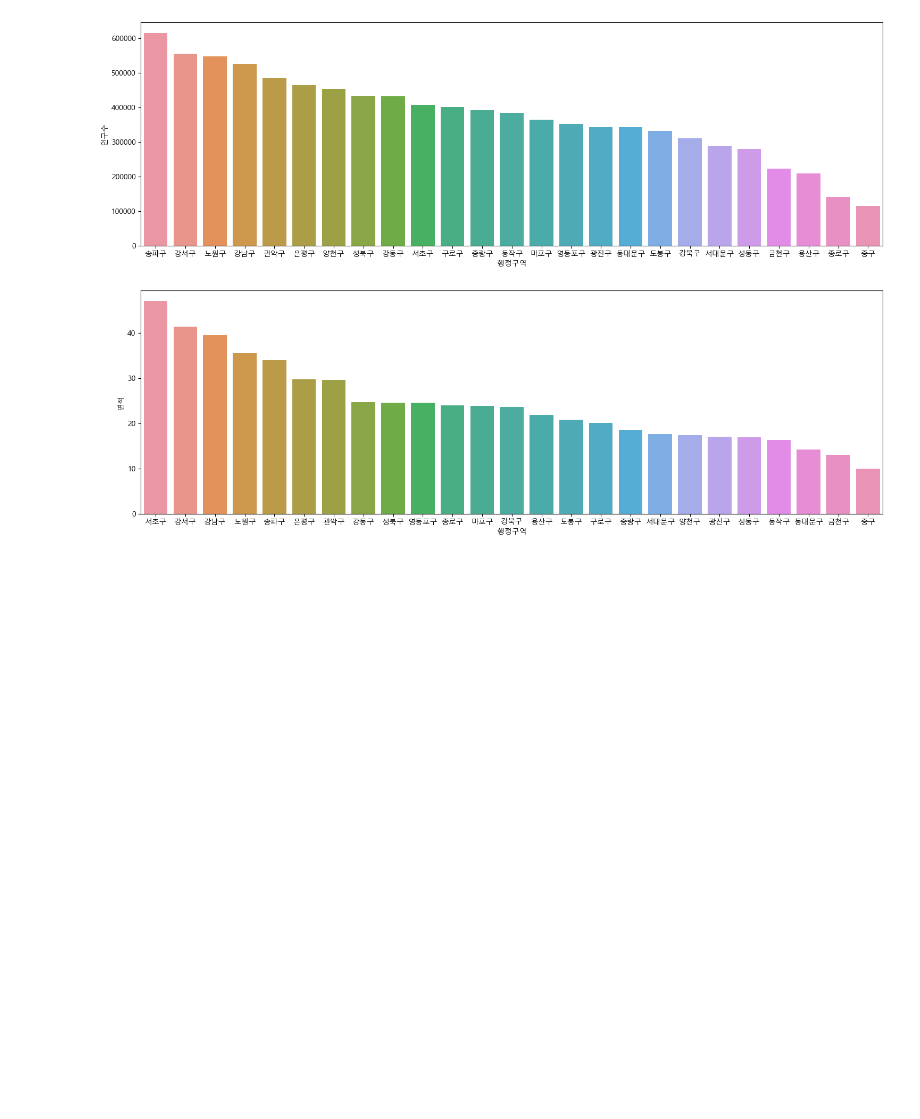
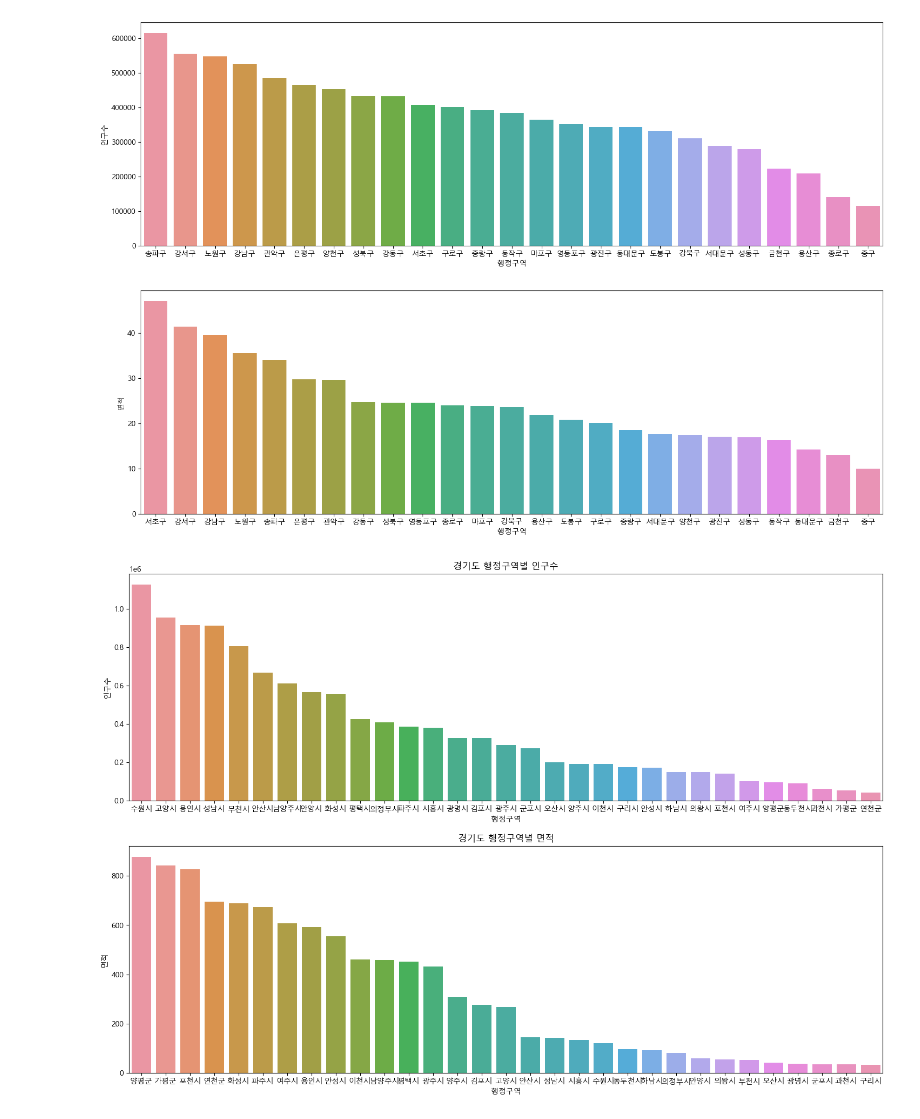
Before and after one commit to mysoyul/Python_Webscraping, a Jupyter notebook: 04행정구역정보분석.ipynb, the cells around one changed output. Saved outputs shown, nothing was run; the diff lists cells and outputs as text; code cells hidden in the pictures; blank space fills up the shorter version.

```diff
--- a/04행정구역정보분석.ipynb
+++ b/04행정구역정보분석.ipynb
@@ -674,3 +674,7 @@ def show_pop_area(sido_name):
     pop_plot.set_title(f'{sido_name} 행정구역별 인구수')
     area_plot = sns.barplot(x='행정구역', y='면적', data=sido_df.sort_values(by='면적',ascending=False), ax=axes2)
     area_plot.set_title(f'{sido_name} 행정구역별 면적')
+# %%
+show_pop_area('경기도')
+# %% [output]
+[figure, added]
```
Also changed, not shown: parts of 2 cells of this notebook.
